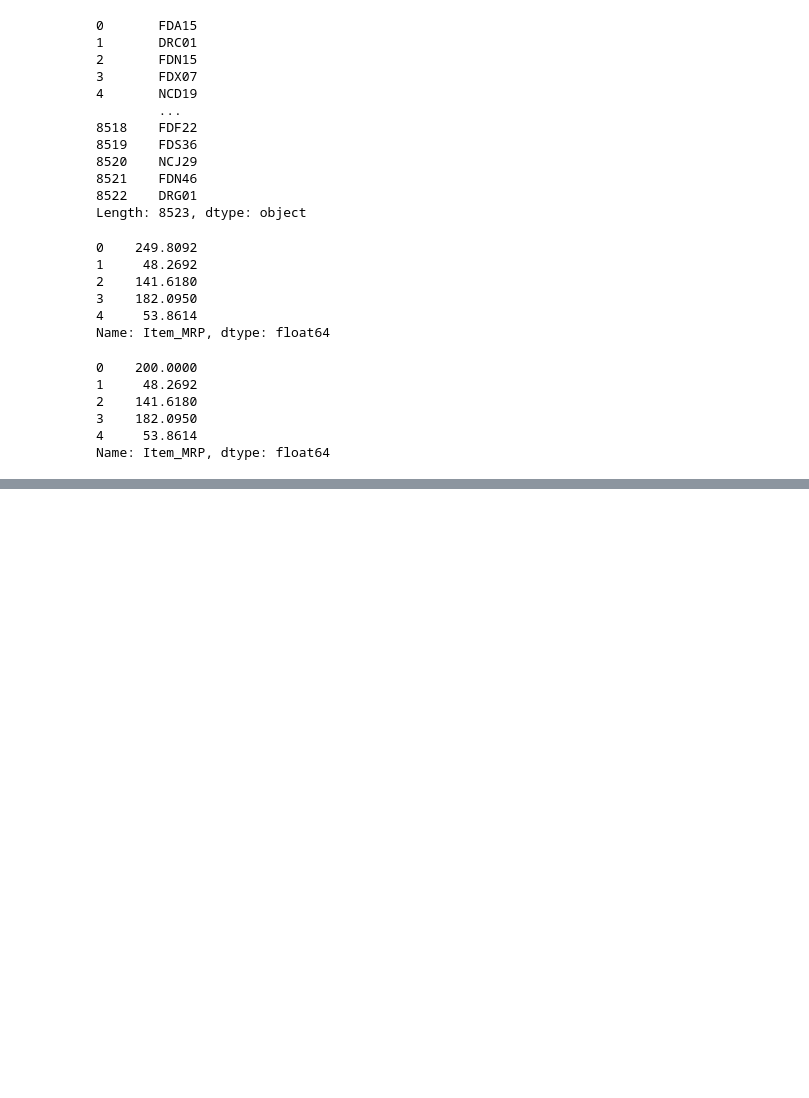
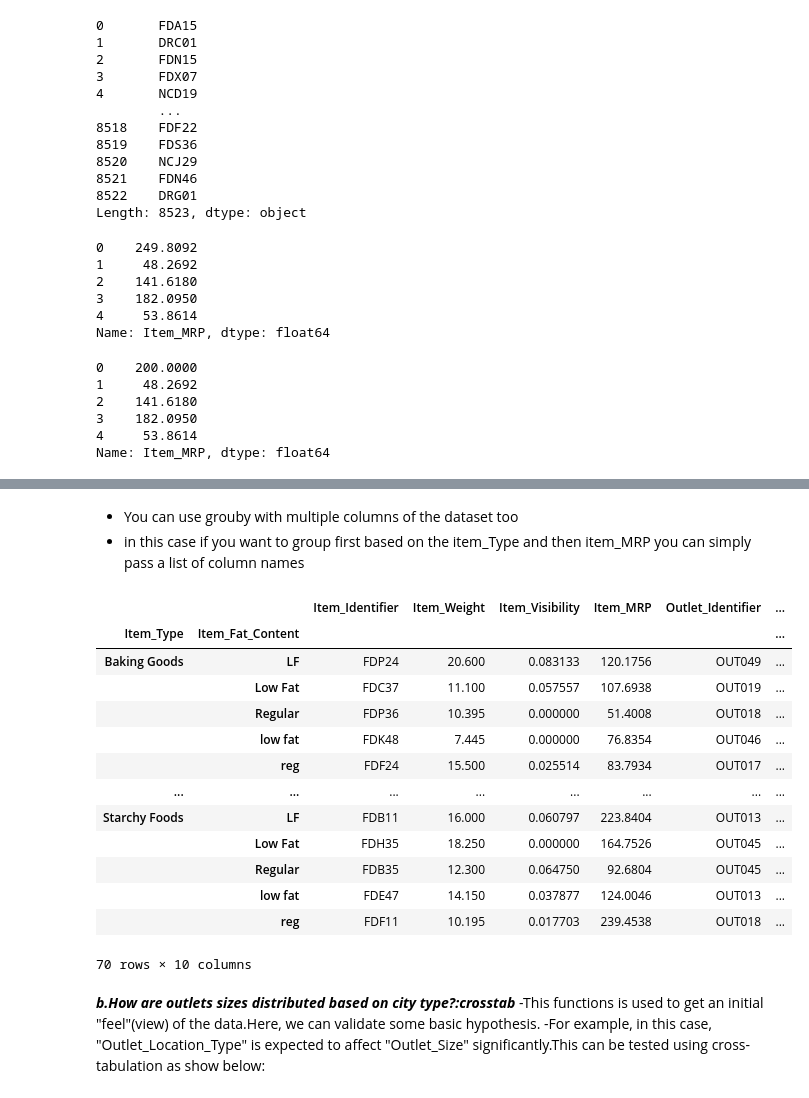
Before and after one commit to peterwainah/Data_analysi, a Jupyter notebook: Data_Manipulation_with_Pandas.ipynb, the cells around one changed output, grey strips where cells are left out. Drawn from its saved outputs; the diff is of its cells as text; code cells hidden in the pictures; blank space fills up the shorter version.

Commit message:
Aggregating Data using grouby,crosstab and pivot function

```diff
--- a/Data_Manipulation_with_Pandas.ipynb
+++ b/Data_Manipulation_with_Pandas.ipynb
@@ -305,0 +367,26 @@ Name: Outlet_Location_Type, dtype: int64
+# %% [markdown]
+- You can use grouby with multiple columns of the dataset too
+- in this case if you want to group first based on the item_Type and then item_MRP you can simply pass a list of column names
+# %%
+# groupby on multiple columns
+multiple_columns=Bm.groupby(['Item_Type', 'Item_Fat_Content'])
+multiple_columns.first()
+# %% [output]
+|  |  | Item_Identifier | Item_Weight | Item_Visibility | Item_MRP | Outlet_Identifier | ... |
+| Item_Type | Item_Fat_Content |  |  |  |  |  | ... |
+| Baking Goods | LF | FDP24 | 20.600 | 0.083133 | 120.1756 | OUT049 | ... |
+|  | Low Fat | FDC37 | 11.100 | 0.057557 | 107.6938 | OUT019 | ... |
+|  | Regular | FDP36 | 10.395 | 0.000000 | 51.4008 | OUT018 | ... |
+|  | low fat | FDK48 | 7.445 | 0.000000 | 76.8354 | OUT046 | ... |
+|  | reg | FDF24 | 15.500 | 0.025514 | 83.7934 | OUT017 | ... |
+| ... | ... | ... | ... | ... | ... | ... | ... |
+| Starchy Foods | LF | FDB11 | 16.000 | 0.060797 | 223.8404 | OUT013 | ... |
+|  | Low Fat | FDH35 | 18.250 | 0.000000 | 164.7526 | OUT045 | ... |
+|  | Regular | FDB35 | 12.300 | 0.064750 | 92.6804 | OUT045 | ... |
+|  | low fat | FDE47 | 14.150 | 0.037877 | 124.0046 | OUT013 | ... |
+|  | reg | FDF11 | 10.195 | 0.017703 | 239.4538 | OUT018 | ... |
+70 rows × 10 columns
+# %% [markdown]
+***b.How are outlets sizes distributed based on city type?:crosstab***
+    -This functions is used to get an initial "feel"(view) of the data.Here, we can validate some basic hypothesis.
+    -For example, in this case, "Outlet_Location_Type" is expected to affect "Outlet_Size" significantly.This can be tested using cross-tabulation as show below:
```
Also changed, not shown: parts of 15 cells of this notebook.
